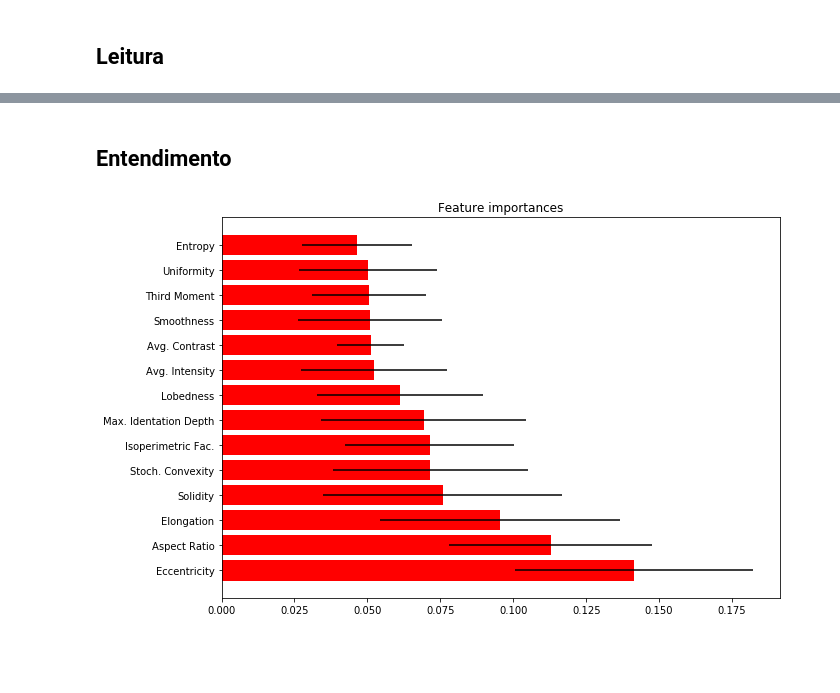
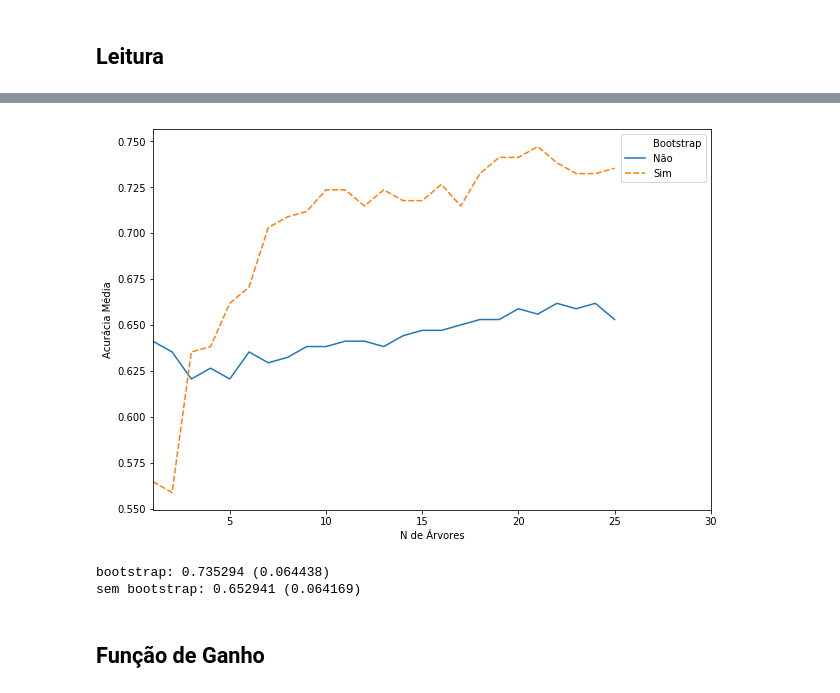
Before and after one commit to AlbertoDuarte/fsi-t2, a Jupyter notebook: run.ipynb, the cells around one changed output, grey strips where cells are left out. Drawn from its saved outputs; the diff is of its cells as text; code cells hidden in the pictures; blank space fills up the shorter version.

```diff
--- a/run.ipynb
+++ b/run.ipynb
@@ -44,27 +82,55 @@ models.append(("RF", randomf))
+# %%
+#Calcula erro OOB
+sb_forest = RandomForestClassifier(max_features=None, criterion="entropy", bootstrap = False, random_state = SEED, class_weight="balanced", n_jobs=-1)
+b_forest = RandomForestClassifier(max_features=None, criterion="entropy", bootstrap = True, random_state = SEED, class_weight="balanced", n_jobs=-1)
+
+
+min_estimators = 1
+max_estimators = 25 # temos problemas apos 125
+
+estimators = []
+
+for i in tqdm(range(min_estimators, max_estimators+1)):
+    sb_forest.set_params(n_estimators = i)
+    b_forest.set_params(n_estimators = i)
+
+    results = []
+    models = [sb_forest, b_forest]
+
+    for model in models:
+        kfold = model_selection.KFold(n_splits=10, random_state=SEED)
+        cv_results = model_selection.cross_val_score(model, X, Y, cv=kfold, scoring="accuracy")
+        results.append(cv_results)
+
+    estimators.append([i, "Não", results[0].mean()])
+    estimators.append([i, "Sim", results[1].mean()])
+# %%
+#Gera gŕafico do erro OOB
+p = pd.DataFrame(np.array(estimators), columns=["N de Árvores", "Bootstrap", "Valor"])
+p["N de Árvores"] = p["N de Árvores"].astype(np.int8)
+p["Bootstrap"] = p["Bootstrap"].astype("category")
+p["Acurácia Média"] = p["Valor"].astype(np.float32)
+
+
+plt.figure(figsize=(10, 7))
+plt.xlim((min_estimators, max_estimators+5))
+g = sn.lineplot(x="N de Árvores", y="Acurácia Média", hue="Bootstrap", style="Bootstrap", data=p)
+# %% [output]
+[figure, added]
+# %%
+models = [("bootstrap", b_forest), ("sem bootstrap", sb_forest)]
+
+results = []
+names = []
+for name, model in models:
+	kfold = model_selection.KFold(n_splits=10, random_state=SEED)
+	cv_results = model_selection.cross_val_score(model, X, Y, cv=kfold, scoring="accuracy")
+	results.append(cv_results)
+	names.append(name)
+	msg = "%s: %f (%f)" % (name, cv_results.mean(), cv_results.std())
+	print(msg)
+# %% [output]
+bootstrap: 0.735294 (0.064438)
+sem bootstrap: 0.652941 (0.064169)
 # %% [markdown]
-<h2>Entendimento</h2>
+<h2>Função de Ganho</h2>
-# %%
-# https://scikit-learn.org/stable/auto_examples/ensemble/plot_forest_importances.html
-randomf.fit(X, Y)
-importances = randomf.feature_importances_
-std = np.std([tree.feature_importances_ for tree in randomf.estimators_],
-             axis=0)
-indices = np.argsort(importances)[::-1]
-
-maior = max(importances)
-
-# Print the feature ranking
-#print("Feature ranking:")
-
-#for f in range(X.shape[1]):
-#    print("%d. %s (%f)" % (f + 1, FEATURELABELS[f], importances[indices[f]]))
-
-# Plot the feature importances of the forest
-plt.figure(figsize = (10,7))
-plt.title("Feature importances")
-plt.barh(range(X.shape[1]), (importances[indices]),
-       color="r", xerr=std[indices] , align="center")
-plt.yticks(range(X.shape[1]), FEATURELABELS)
-plt.show()
-# %% [output]
-[figure, removed]
```
Also changed, not shown: parts of 21 cells of this notebook.
